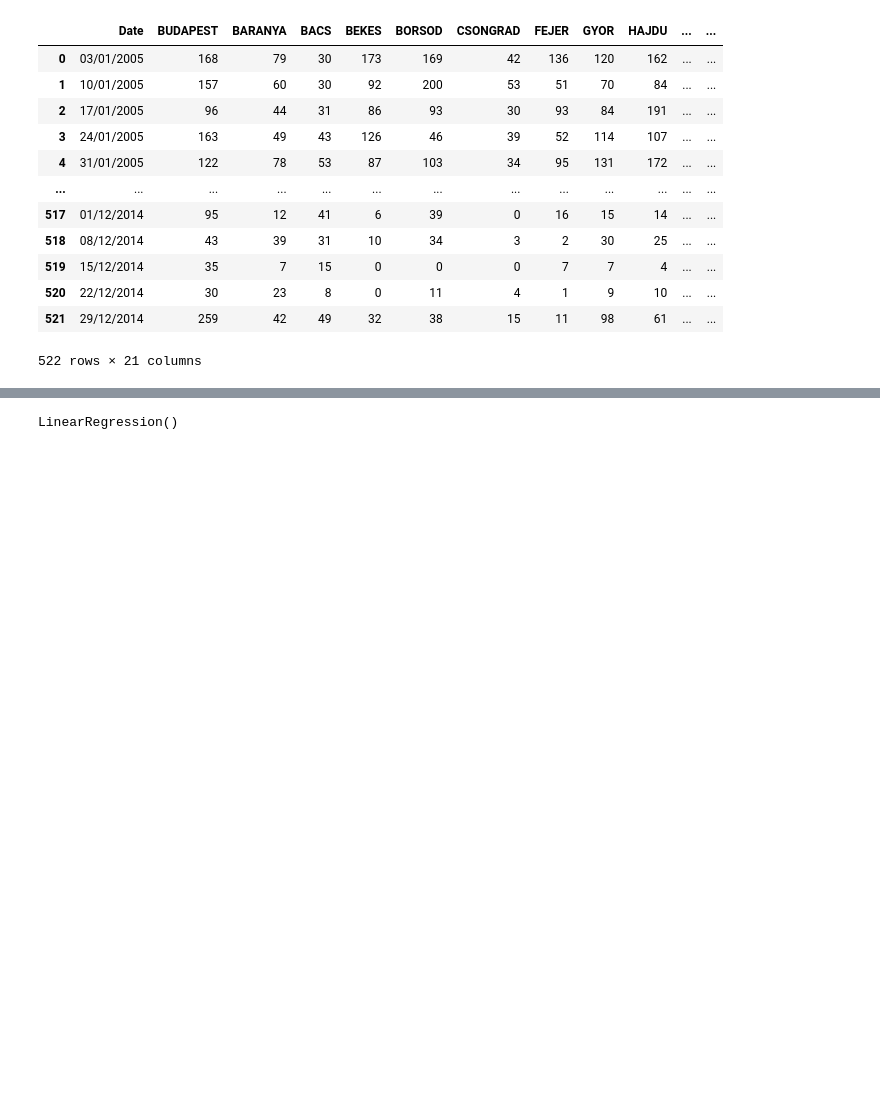
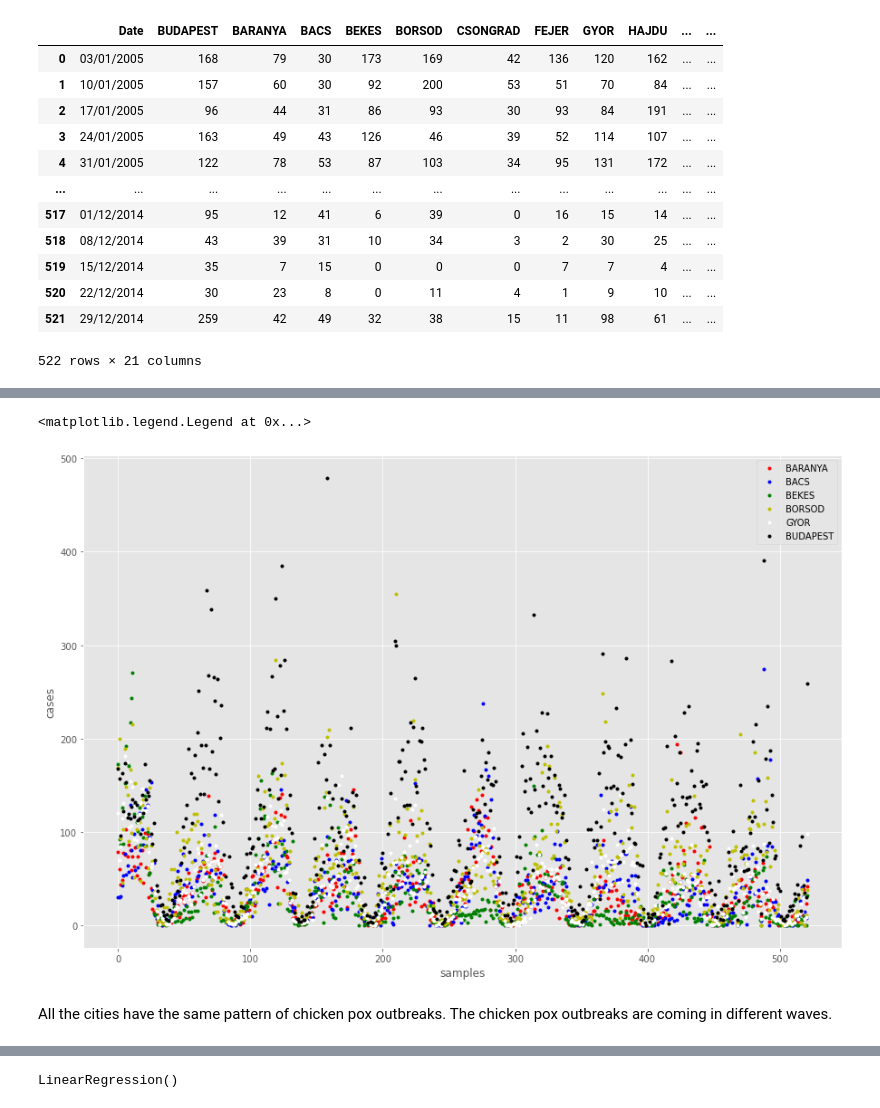
Before and after one commit to Silvio622/Machine-Learning-Scikit-Learn, a Jupyter notebook: scikit-learn.ipynb, the cells around one changed output, grey strips where cells are left out. Saved outputs shown, nothing was run; the diff lists cells and outputs as text; code cells hidden in the pictures; blank space fills up the shorter version.

```diff
--- a/scikit-learn.ipynb
+++ b/scikit-learn.ipynb
@@ -880,0 +891,21 @@ dfchickenpox
+# %%
+# Plot out the chicken pox data for 5 different cities and the capital city Budapest
+fig, ax = plt.subplots()
+
+# Scatter plot.
+ax.plot(dfchickenpox['BARANYA'], '.' ,c= "r", label='BARANYA')
+ax.plot(dfchickenpox['BACS'],'.',c= "b", label='BACS')
+ax.plot(dfchickenpox['BEKES'],'.',c= "g", label='BEKES')
+ax.plot(dfchickenpox['BORSOD'],'.',c= "y", label='BORSOD')
+ax.plot(dfchickenpox['GYOR'],'.',c= "w", label='GYOR')
+ax.plot(dfchickenpox['BUDAPEST'],'.',c= "k", label='BUDAPEST')
+
+# Set axis labels.
+ax.set_xlabel('samples');
+ax.set_ylabel('cases');
+plt.legend()
+# %% [output]
+<matplotlib.legend.Legend at 0x...>
+[figure, added]
+# %% [markdown]
+All the cities have the same pattern of chicken pox outbreaks. The chicken pox outbreaks are coming in different waves.<br>
```
Also changed, not shown: parts of 61 cells of this notebook, 1 other file.
